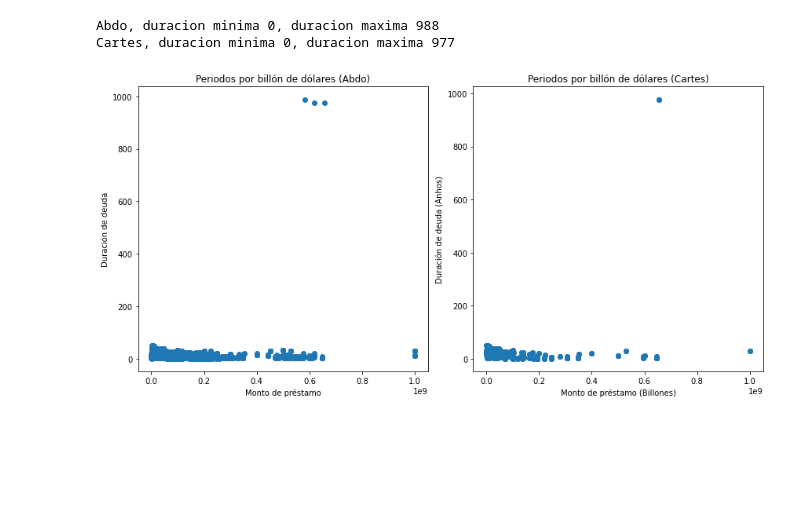
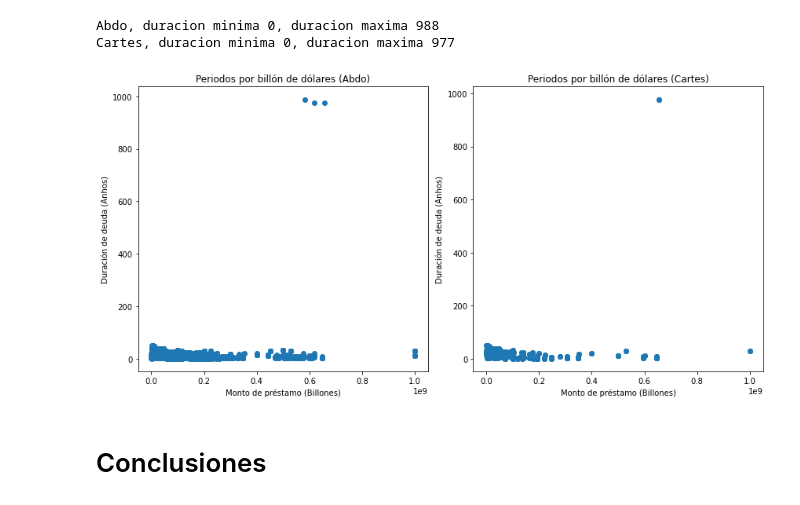
Before and after one commit to jorge-ia-alen/final_practical_tasks, a Jupyter notebook: TpFinalOpenData.ipynb, the cells around one changed output. Saved outputs shown, nothing was run; the diff lists cells and outputs as text; code cells hidden in the pictures; blank space fills up the shorter version.

```diff
--- a/TpFinalOpenData.ipynb
+++ b/TpFinalOpenData.ipynb
@@ -1354,23 +1378,25 @@ Cartes, duracion minima 0, duracion maxima 977
 # %%
 # Crear una figura con una cuadrícula de subplots de 1 fila y 2 columnas
 fig, axs = plt.subplots(1, 2, figsize=(12, 6))
 
 # Diagrama de dispersión para Abdo
 axs[0].scatter(aGov['montoPrestamo'], aGov['duracionDeuda'])
-axs[0].set_xlabel('Monto de préstamo')
-axs[0].set_ylabel('Duración de deuda')
+axs[0].set_xlabel('Monto de préstamo (Billones)')
+axs[0].set_ylabel('Duración de deuda (Anhos)')
 axs[0].set_title('Periodos por billón de dólares (Abdo)')
 
 # Diagrama de dispersión para Cartes
 axs[1].scatter(cGov['montoPrestamo'], cGov['duracionDeuda'])
 axs[1].set_xlabel('Monto de préstamo (Billones)')
 axs[1].set_ylabel('Duración de deuda (Anhos)')
 axs[1].set_title('Periodos por billón de dólares (Cartes)')
 
 # Ajustar el espaciado entre subplots
 plt.tight_layout()
 
 # Mostrar los diagramas de dispersión
 plt.show()
 # %% [output]
-[figure, old version]
+[figure, new version]
+# %% [markdown]
+# Conclusiones
```
Also changed, not shown: parts of 15 cells of this notebook.
